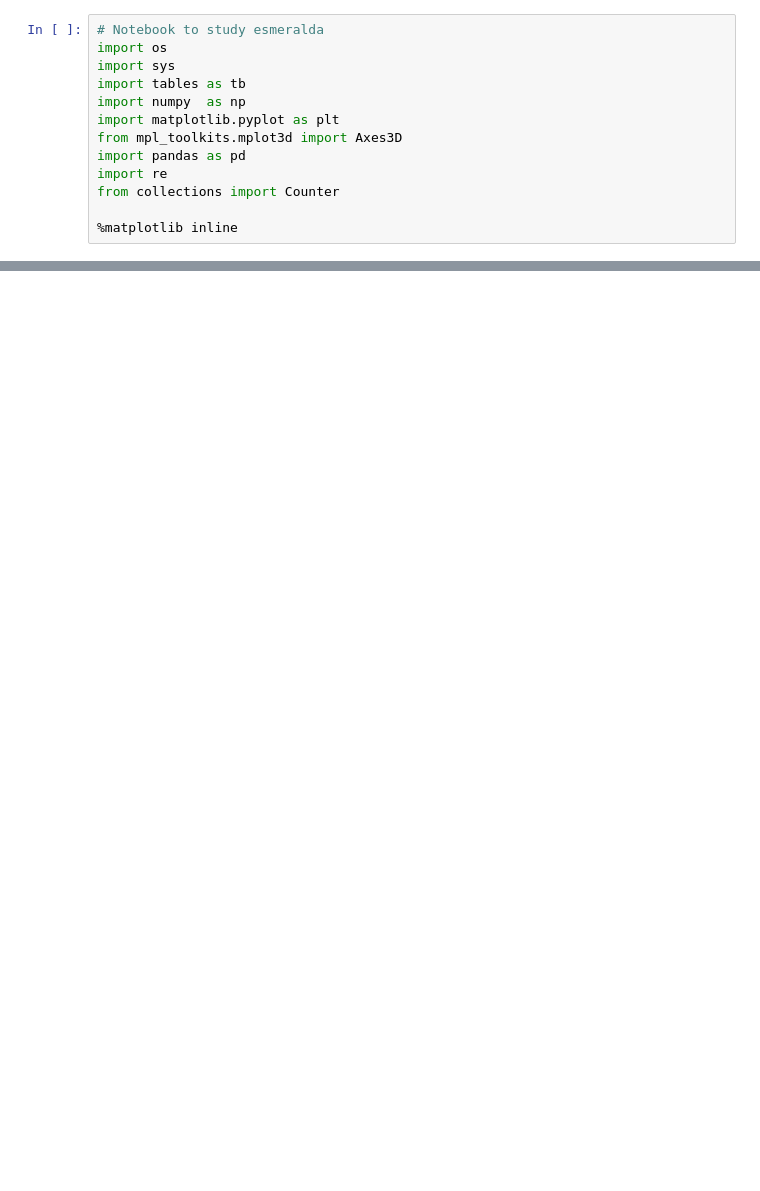
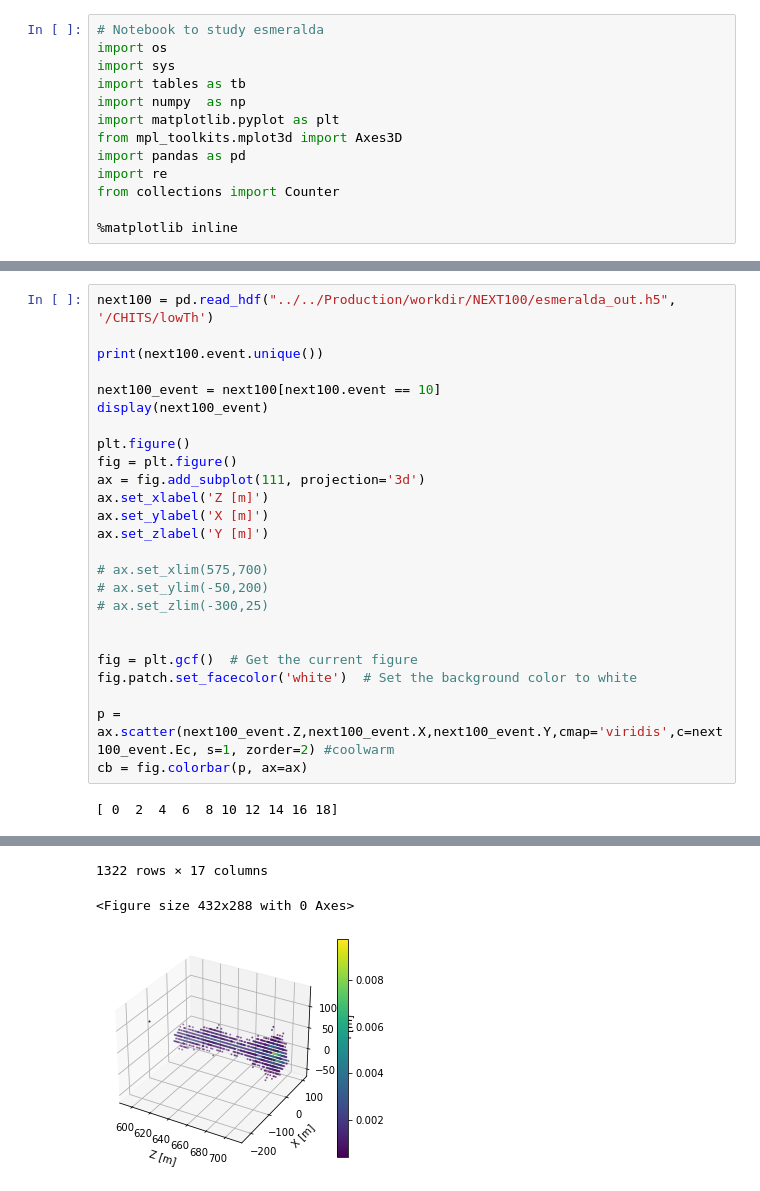
Before and after one commit to kvjmistry/DoubleBeta, a Jupyter notebook: notebooks/studyNEWEvents.ipynb, the cells around one changed output, grey strips where cells are left out. Saved outputs shown, nothing was run; the diff lists cells and outputs as text; blank space fills up the shorter version.

```diff
--- a/notebooks/studyNEWEvents.ipynb
+++ b/notebooks/studyNEWEvents.ipynb
@@ -85,0 +135,27 @@ cb = fig.colorbar(p, ax=ax)
+# %%
+next100 = pd.read_hdf("../../Production/workdir/NEXT100/esmeralda_out.h5", '/CHITS/lowTh')
+
+print(next100.event.unique())
+
+next100_event = next100[next100.event == 10]
+display(next100_event)
+
+plt.figure()
+fig = plt.figure()
+ax = fig.add_subplot(111, projection='3d')
+ax.set_xlabel('Z [m]')
+ax.set_ylabel('X [m]')
+ax.set_zlabel('Y [m]')
+
+# ax.set_xlim(575,700)
+# ax.set_ylim(-50,200)
+# ax.set_zlim(-300,25)
+
+
+fig = plt.gcf()  # Get the current figure
+fig.patch.set_facecolor('white')  # Set the background color to white
+
+p = ax.scatter(next100_event.Z,next100_event.X,next100_event.Y,cmap='viridis',c=next100_event.Ec, s=1, zorder=2) #coolwarm
+cb = fig.colorbar(p, ax=ax)
+# %% [output]
+[ 0  2  4  6  8 10 12 14 16 18]
@@ -85,0 +174,3 @@ cb = fig.colorbar(p, ax=ax)
+1322 rows × 17 columns
+<Figure size 432x288 with 0 Axes>
+[figure, added]
```
Also changed, not shown: parts of 8 cells of this notebook, 4 other files.
